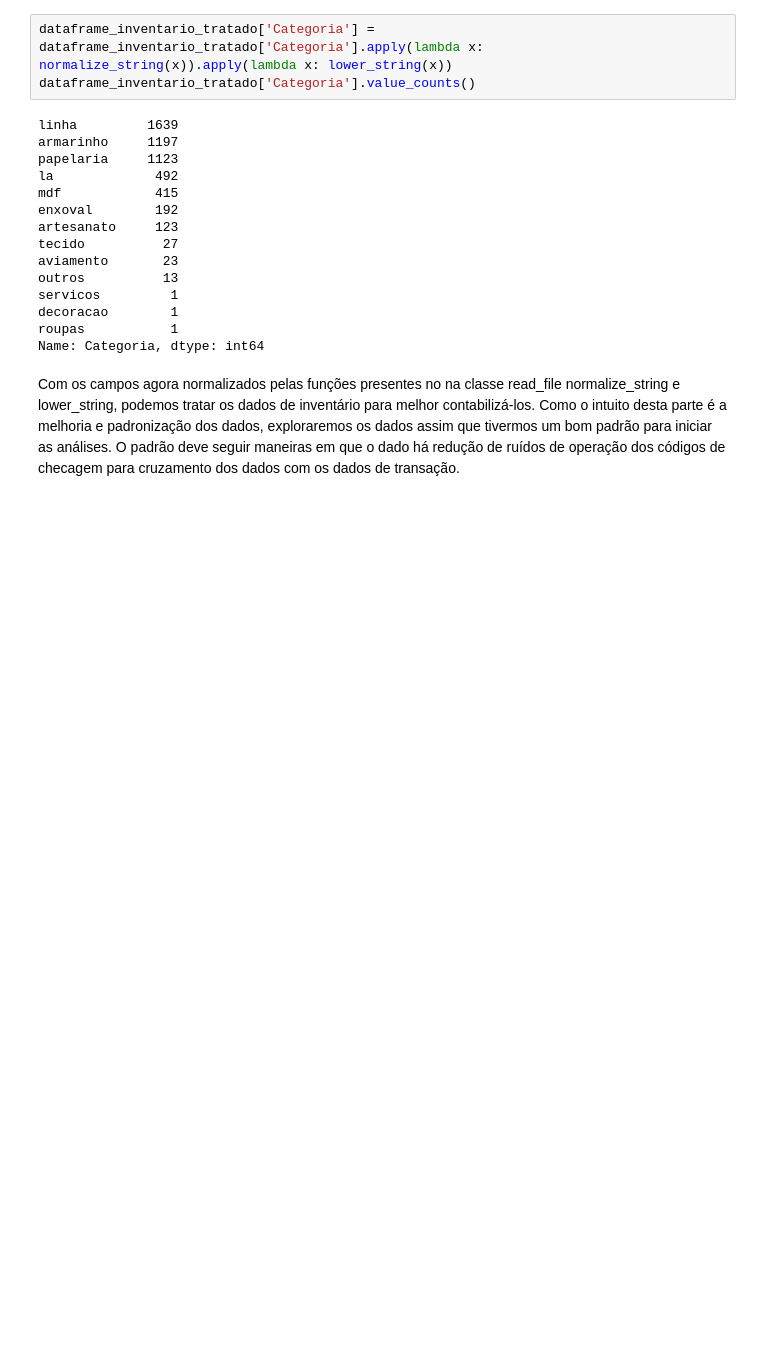
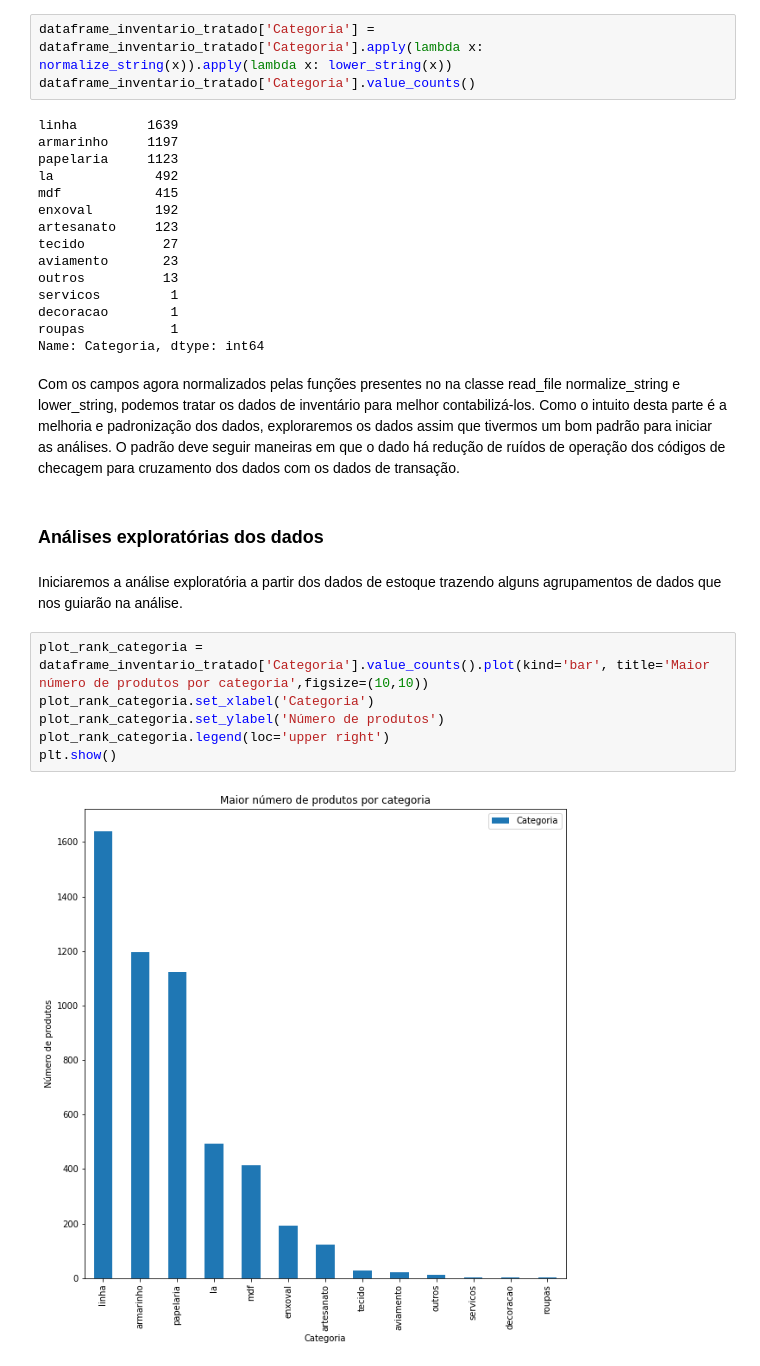
Before and after one commit to donbigode/Timeseries-prediction-model, a Jupyter notebook: Analysis/EDA.ipynb, the cells around one changed output. Saved outputs shown, nothing was run; the diff lists cells and outputs as text; blank space fills up the shorter version.

Commit message:
avançando nas análises

```diff
--- a/Analysis/EDA.ipynb
+++ b/Analysis/EDA.ipynb
@@ -316,3 +380,15 @@ Name: Categoria, dtype: int64
 # %% [markdown]
 Com os campos agora normalizados pelas funções presentes no na classe read_file normalize_string e lower_string, podemos tratar os dados de inventário para melhor contabilizá-los. Como o intuito desta parte é a melhoria e padronização dos dados, exploraremos os dados assim que tivermos um bom padrão para iniciar as análises.
 O padrão deve seguir maneiras em que o dado há redução de ruídos de operação dos códigos de checagem para cruzamento dos dados com os dados de transação.
+# %% [markdown]
+### Análises exploratórias dos dados
+# %% [markdown]
+Iniciaremos a análise exploratória a partir dos dados de estoque trazendo alguns agrupamentos de dados que nos guiarão na análise.
+# %%
+plot_rank_categoria = dataframe_inventario_tratado['Categoria'].value_counts().plot(kind='bar', title='Maior número de produtos por categoria',figsize=(10,10))
+plot_rank_categoria.set_xlabel('Categoria')
+plot_rank_categoria.set_ylabel('Número de produtos')
+plot_rank_categoria.legend(loc='upper right')
+plt.show()
+# %% [output]
+[figure, added]
```
Also changed, not shown: parts of 17 cells of this notebook, 6 other files.
